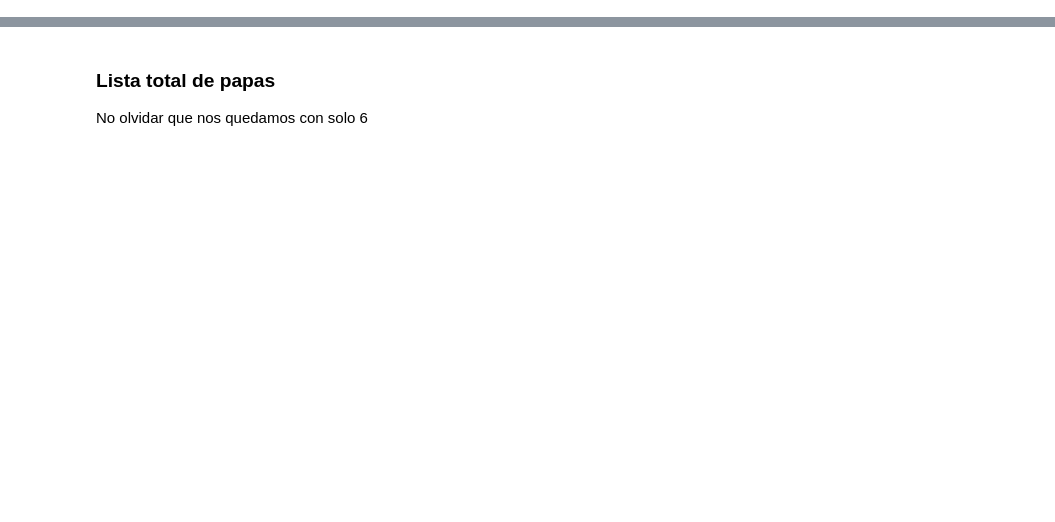
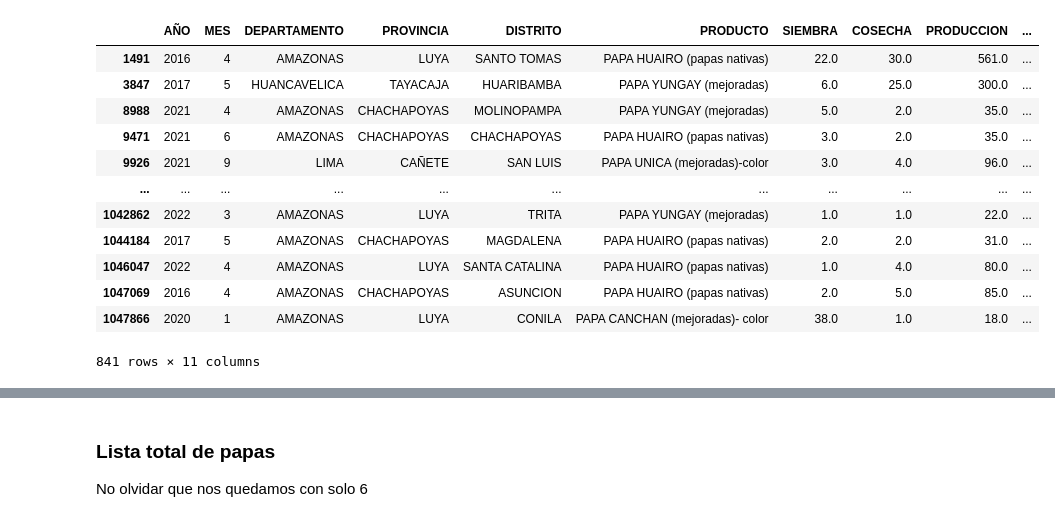
Before and after one commit to CIP-Hackaton/Arbues_CIP_notes, a Jupyter notebook: Rendimiento/Prueba.ipynb, the cells around one changed output, grey strips where cells are left out. Saved outputs shown, nothing was run; the diff lists cells and outputs as text; code cells hidden in the pictures; blank space fills up the shorter version.

```diff
--- a/Rendimiento/Prueba.ipynb
+++ b/Rendimiento/Prueba.ipynb
@@ -14,0 +122,31 @@ df = pd.read_csv("SISAGRI.csv")
+# %%
+df_rend_sinPapasNoID_6 = df_rend_sinPapasNoID[
+    df_rend_sinPapasNoID['PRODUCTO'].isin([
+        'PAPA PERRICHOLI (mejoradas)',
+        'PAPA CANCHAN (mejoradas)- color',
+        'PAPA AMARILIS (mejoradas)',
+        'PAPA UNICA (mejoradas)-color',
+        'PAPA YUNGAY (mejoradas)',
+        'PAPA HUAIRO (papas nativas)'
+    ])
+]
+
+# Añadir columna 'RENDIMIENTO' calculada como COSECHA / SIEMBRA
+df_rend_sinPapasNoID_6 = df_rend_sinPapasNoID_6.copy()  # Para evitar SettingWithCopyWarning
+df_rend_sinPapasNoID_6['RENDIMIENTO'] = df_rend_sinPapasNoID_6['COSECHA'] / df_rend_sinPapasNoID_6['SIEMBRA']
+# %%
+df_rend_sinPapasNoID_6
+# %% [output]
+|  | AÑO | MES | DEPARTAMENTO | PROVINCIA | DISTRITO | PRODUCTO | SIEMBRA | COSECHA | PRODUCCION | ... |
+| 1491 | 2016 | 4 | AMAZONAS | LUYA | SANTO TOMAS | PAPA HUAIRO (papas nativas) | 22.0 | 30.0 | 561.0 | ... |
+| 3847 | 2017 | 5 | HUANCAVELICA | TAYACAJA | HUARIBAMBA | PAPA YUNGAY (mejoradas) | 6.0 | 25.0 | 300.0 | ... |
+| 8988 | 2021 | 4 | AMAZONAS | CHACHAPOYAS | MOLINOPAMPA | PAPA YUNGAY (mejoradas) | 5.0 | 2.0 | 35.0 | ... |
+| 9471 | 2021 | 6 | AMAZONAS | CHACHAPOYAS | CHACHAPOYAS | PAPA HUAIRO (papas nativas) | 3.0 | 2.0 | 35.0 | ... |
+| 9926 | 2021 | 9 | LIMA | CAÑETE | SAN LUIS | PAPA UNICA (mejoradas)-color | 3.0 | 4.0 | 96.0 | ... |
+| ... | ... | ... | ... | ... | ... | ... | ... | ... | ... | ... |
+| 1042862 | 2022 | 3 | AMAZONAS | LUYA | TRITA | PAPA YUNGAY (mejoradas) | 1.0 | 1.0 | 22.0 | ... |
+| 1044184 | 2017 | 5 | AMAZONAS | CHACHAPOYAS | MAGDALENA | PAPA HUAIRO (papas nativas) | 2.0 | 2.0 | 31.0 | ... |
+| 1046047 | 2022 | 4 | AMAZONAS | LUYA | SANTA CATALINA | PAPA HUAIRO (papas nativas) | 1.0 | 4.0 | 80.0 | ... |
+| 1047069 | 2016 | 4 | AMAZONAS | CHACHAPOYAS | ASUNCION | PAPA HUAIRO (papas nativas) | 2.0 | 5.0 | 85.0 | ... |
+| 1047866 | 2020 | 1 | AMAZONAS | LUYA | CONILA | PAPA CANCHAN (mejoradas)- color | 38.0 | 1.0 | 18.0 | ... |
+841 rows × 11 columns
```
Also changed, not shown: parts of 18 cells of this notebook.
